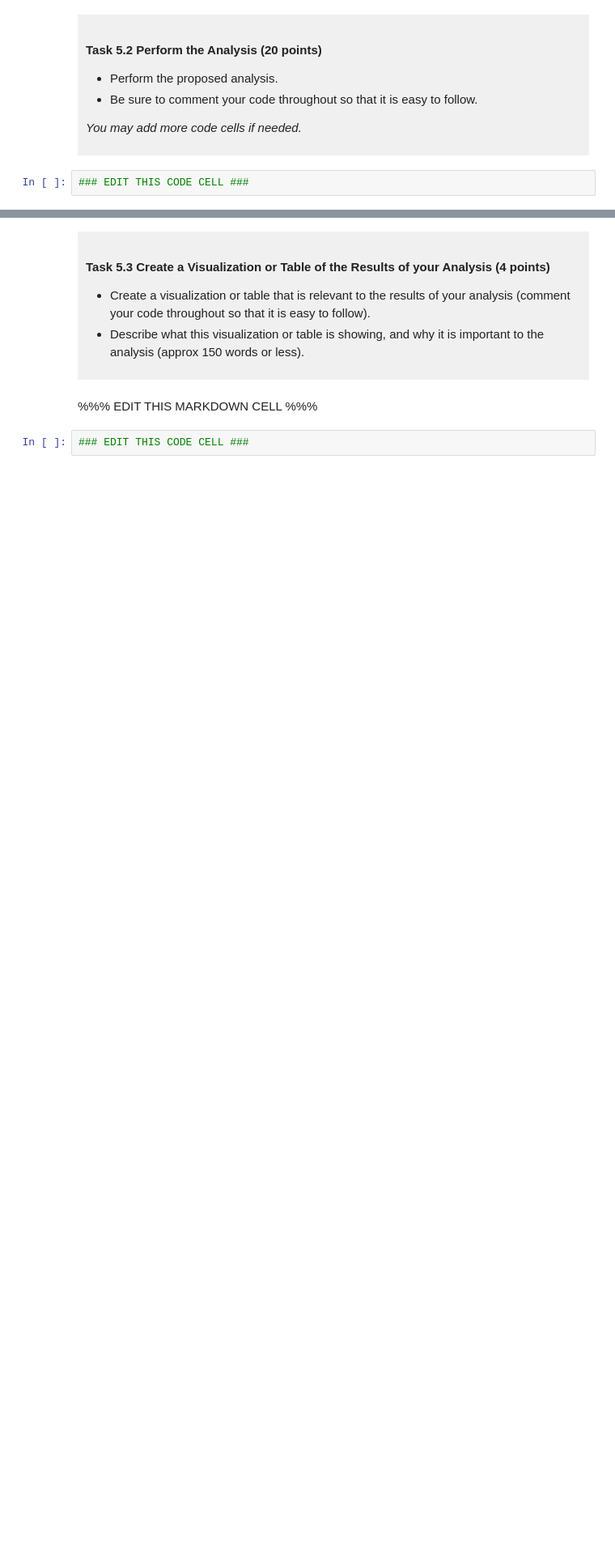
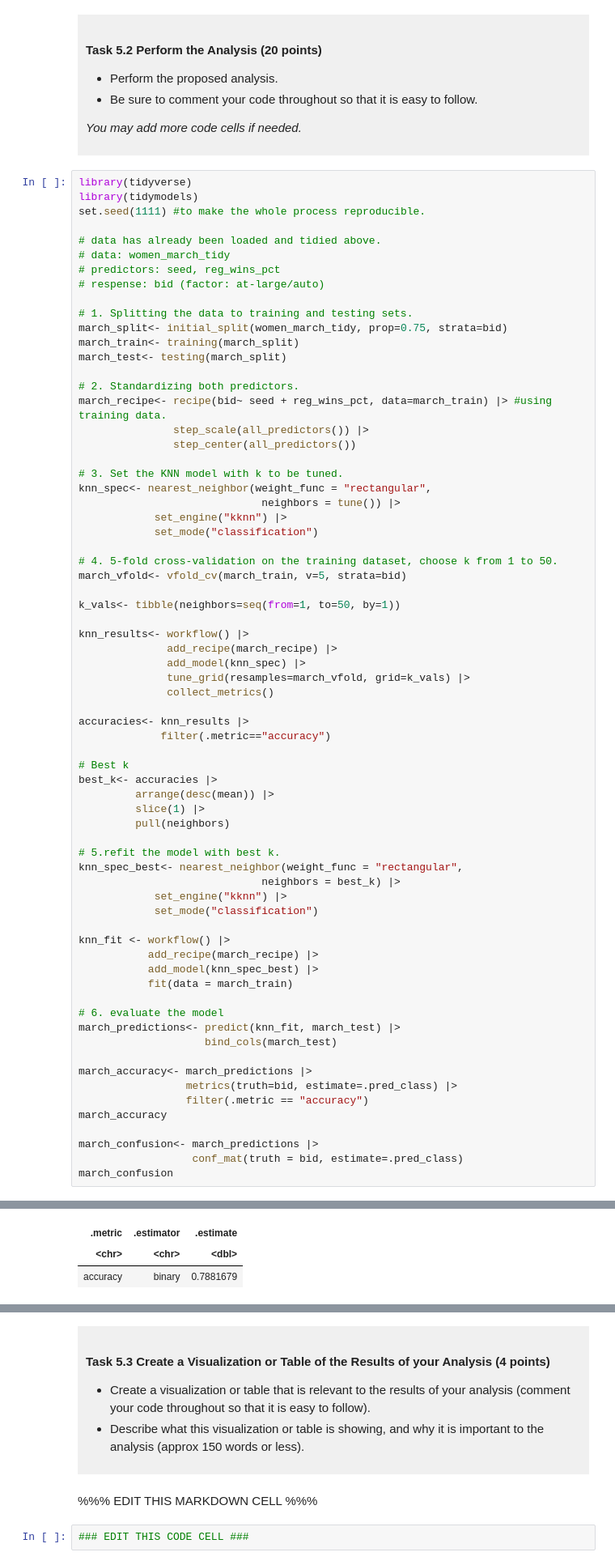
Before and after one commit to picklebowl/dsci-100-project-Mingjie-Zheng, a Jupyter notebook: dsci-100-project-notebook.ipynb, the cells around one changed output, grey strips where cells are left out. Shown at 81% size. Saved outputs shown, nothing was run; the diff lists cells and outputs as text; blank space fills up the shorter version.

```diff
--- a/dsci-100-project-notebook.ipynb
+++ b/dsci-100-project-notebook.ipynb
@@ -432,4 +442,72 @@ This is a *draft*, we require a commit at this stage but it does not need to be
 
 </div>
 # %%
-### EDIT THIS CODE CELL ###
+library(tidyverse)
+library(tidymodels)
+set.seed(1111) #to make the whole process reproducible.
+
+# data has already been loaded and tidied above.
+# data: women_march_tidy
+# predictors: seed, reg_wins_pct
+# respense: bid (factor: at-large/auto)
+
+# 1. Splitting the data to training and testing sets.
+march_split<- initial_split(women_march_tidy, prop=0.75, strata=bid)
+march_train<- training(march_split)
+march_test<- testing(march_split)
+
+# 2. Standardizing both predictors.
+march_recipe<- recipe(bid~ seed + reg_wins_pct, data=march_train) |> #using training data.
+               step_scale(all_predictors()) |>
+               step_center(all_predictors())
+
+# 3. Set the KNN model with k to be tuned.
+knn_spec<- nearest_neighbor(weight_func = "rectangular",
+                             neighbors = tune()) |>
+            set_engine("kknn") |>
+            set_mode("classification")
+
+# 4. 5-fold cross-validation on the training dataset, choose k from 1 to 50.
+march_vfold<- vfold_cv(march_train, v=5, strata=bid)
+
+k_vals<- tibble(neighbors=seq(from=1, to=50, by=1))
+
+knn_results<- workflow() |>
+              add_recipe(march_recipe) |>
+              add_model(knn_spec) |>
+              tune_grid(resamples=march_vfold, grid=k_vals) |>
+              collect_metrics()
+
+accuracies<- knn_results |>
+             filter(.metric=="accuracy")
+
+# Best k
+best_k<- accuracies |>
+         arrange(desc(mean)) |>
+         slice(1) |>
+         pull(neighbors)
+
+# 5.refit the model with best k.
+knn_spec_best<- nearest_neighbor(weight_func = "rectangular",
+                             neighbors = best_k) |>
+            set_engine("kknn") |>
+            set_mode("classification")
+
+knn_fit <- workflow() |>
+           add_recipe(march_recipe) |>
+           add_model(knn_spec_best) |>
+           fit(data = march_train)
+
+# 6. evaluate the model
+march_predictions<- predict(knn_fit, march_test) |>
+                    bind_cols(march_test)
+
+march_accuracy<- march_predictions |>
+                 metrics(truth=bid, estimate=.pred_class) |>
+                 filter(.metric == "accuracy")
+march_accuracy
+
+march_confusion<- march_predictions |>
+                  conf_mat(truth = bid, estimate=.pred_class)
+march_confusion
+# %% [output]
@@ -435,0 +515,3 @@ This is a *draft*, we require a commit at this stage but it does not need to be
+| .metric | .estimator | .estimate |
+| <chr> | <chr> | <dbl> |
+| accuracy | binary | 0.7881679 |
```
Also changed, not shown: parts of 4 cells of this notebook.
